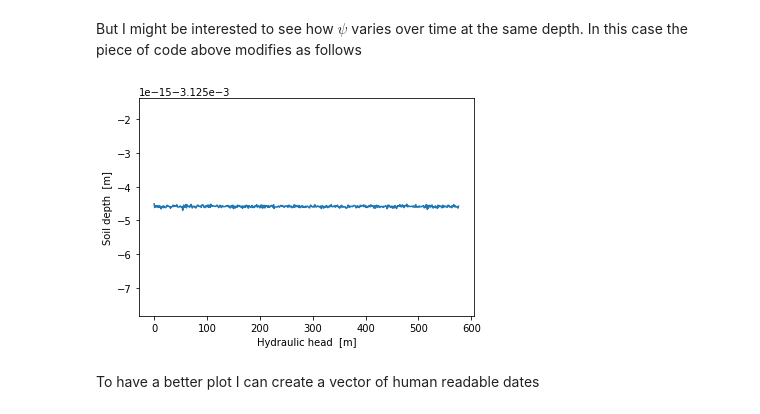
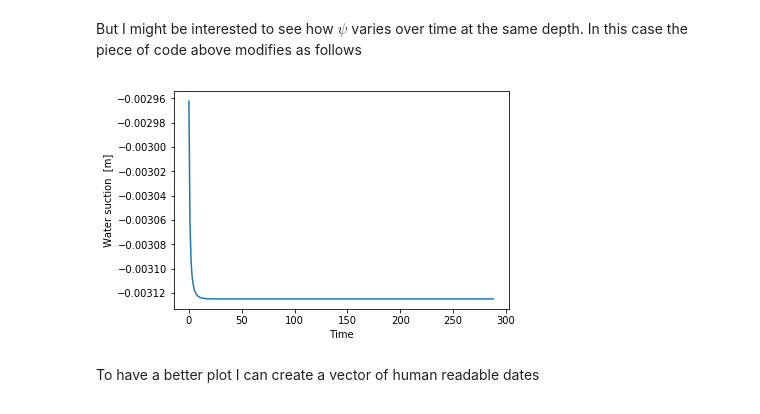
Before and after one commit to GEOframeOMSProjects/OMS_Project_Richards1D, a Jupyter notebook: Jupyter_Notebook/How_to_Read_NetCDF.ipynb, the cells around one changed output. Saved outputs shown, nothing was run; the diff lists cells and outputs as text; code cells hidden in the pictures.

```diff
--- a/Jupyter_Notebook/How_to_Read_NetCDF.ipynb
+++ b/Jupyter_Notebook/How_to_Read_NetCDF.ipynb
@@ -23,7 +27,7 @@ os.listdir()
 # %% [markdown]
 Create an object of type NetCDF using the function _Dataset_
 # %%
-ncfile = Dataset('SandClay_01Ponding_Measurement.nc','r')
+ncfile = Dataset('Sand_01Ponding_noRain_BottomDirichlet.nc','r')
 # %% [markdown]
 It is possible to read file info simply running _print(ncfile)_
 # %%
@@ -162,11 +163,11 @@ The plot above represent the solution for $\psi$ at the first time step (in pyth
 But I might be interested to see how $\psi$ varies over time at the same depth. In this case the piece of code above modifies as follows
 # %%
 plt.plot(psi[:,0])
-plt.xlabel(ncfile.variables['psi'].long_name + '  [' +ncfile.variables['psi'].units +']')
-plt.ylabel(ncfile.variables['depth'].long_name + '  [' +ncfile.variables['depth'].units +']')
+plt.ylabel(ncfile.variables['psi'].long_name + '  [' +ncfile.variables['psi'].units +']')
+plt.xlabel('Time')
 plt.show()
 # %% [output]
-[figure, old version]
+[figure, new version]
 # %% [markdown]
 To have a better plot I can create a vector of human readable dates
 # %%
```
Also changed, not shown: parts of 9 cells of this notebook, 3 other files.
